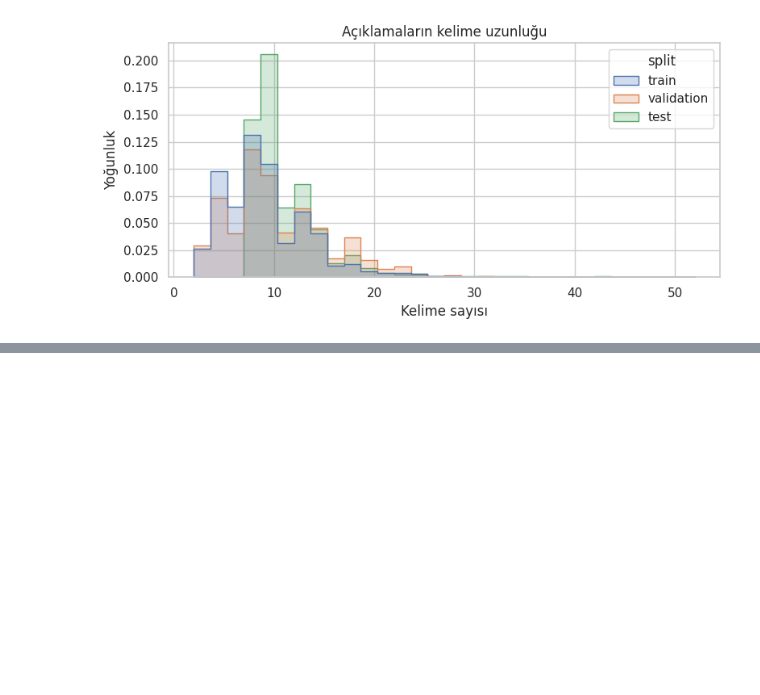
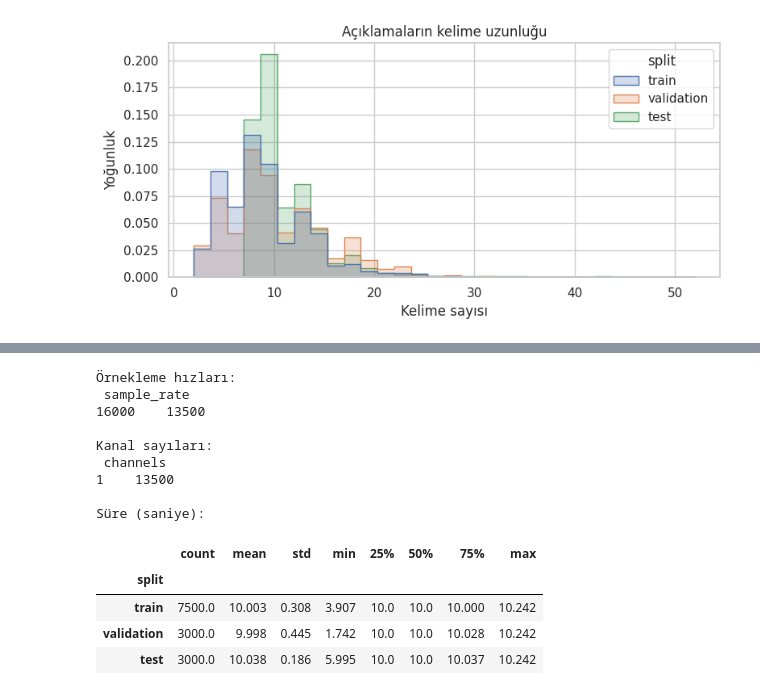
Before and after one commit to bm5201-2026/26832901020_26832901023_BM5201, a Jupyter notebook: assignment1_eda_baseline.ipynb, the cells around one changed output, grey strips where cells are left out. Saved outputs shown, nothing was run; the diff lists cells and outputs as text; code cells hidden in the pictures; blank space fills up the shorter version.

```diff
--- a/assignment1_eda_baseline.ipynb
+++ b/assignment1_eda_baseline.ipynb
@@ -336,0 +388,23 @@ validation ∩ test ortak metin sayısı: 0
+# %%
+# 7.1 Format: M2D-CLAP 16 kHz mono ses bekliyor
+print("Örnekleme hızları:\n", df_audio["sample_rate"].value_counts().to_string(), "\n")
+print("Kanal sayıları:\n", df_audio["channels"].value_counts().to_string(), "\n")
+
+# 7.2 Süre: bölümlere göre
+print("Süre (saniye):")
+display(df_audio.groupby("split")["duration"].describe().reindex(SPLITS).round(3))
+# %% [output]
+Örnekleme hızları:
+ sample_rate
+16000    13500
+
+Kanal sayıları:
+ channels
+1    13500
+
+Süre (saniye):
+|  | count | mean | std | min | 25% | 50% | 75% | max |
+| split |  |  |  |  |  |  |  |  |
+| train | 7500.0 | 10.003 | 0.308 | 3.907 | 10.0 | 10.0 | 10.000 | 10.242 |
+| validation | 3000.0 | 9.998 | 0.445 | 1.742 | 10.0 | 10.0 | 10.028 | 10.242 |
+| test | 3000.0 | 10.038 | 0.186 | 5.995 | 10.0 | 10.0 | 10.037 | 10.242 |
```
Also changed, not shown: parts of 8 cells of this notebook.
